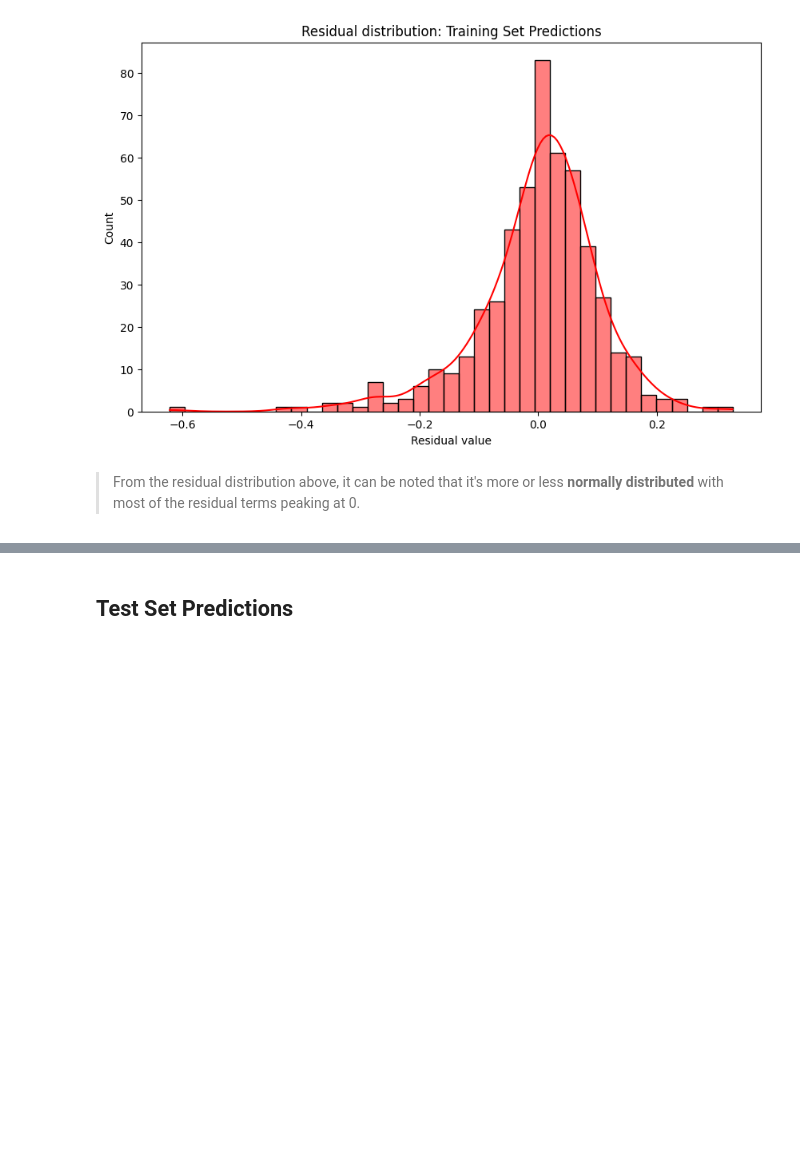
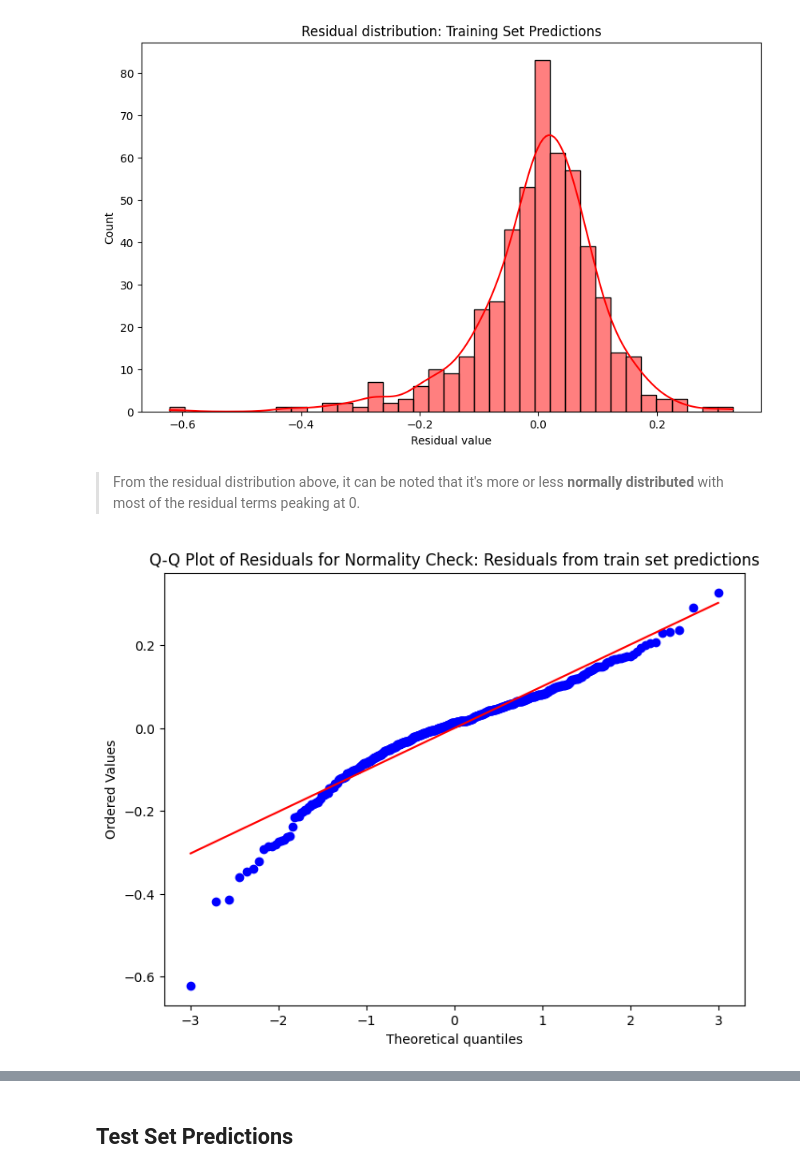
Before and after one commit to cyberpirate92/bike-sharing, a Jupyter notebook: BikeSharing.ipynb, the cells around one changed output, grey strips where cells are left out. Cells and saved outputs as stored; diff of their text form; code cells hidden in the pictures; blank space fills up the shorter version.

```diff
--- a/BikeSharing.ipynb
+++ b/BikeSharing.ipynb
@@ -1178,3 +1191,13 @@ plt.show()
 [figure]
 # %% [markdown]
 > From the residual distribution above, it can be noted that it's more or less __normally distributed__ with most of the residual terms peaking at 0.
+# %%
+def qqplot(values, title=""):
+    plt.figure(figsize=(8, 6))
+    stats.probplot(values, dist="norm", plot=plt)
+    plt.title(title)
+    plt.show()
+# %%
+qqplot(residuals, "Q-Q Plot of Residuals for Normality Check: Residuals from train set predictions")
+# %% [output]
+[figure, added]
```
Also changed, not shown: parts of 21 cells of this notebook.
